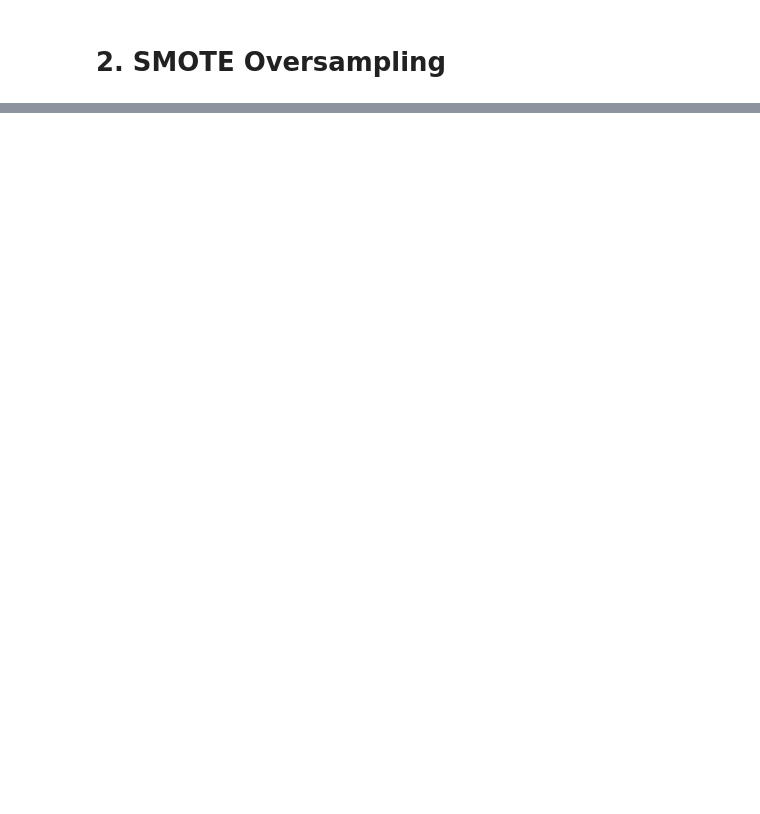
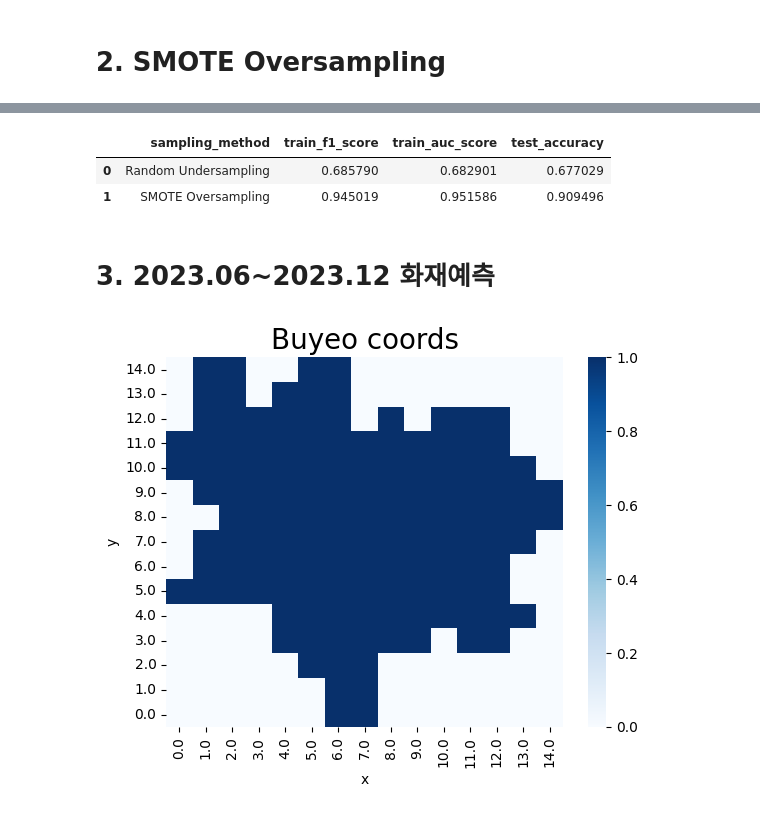
Before and after one commit to sihan827/Fire-Prediction, a Jupyter notebook: training.ipynb, the cells around one changed output, grey strips where cells are left out. Saved outputs shown, nothing was run; the diff lists cells and outputs as text; code cells hidden in the pictures; blank space fills up the shorter version.

```diff
--- a/training.ipynb
+++ b/training.ipynb
@@ -234,0 +359,12 @@ near_f1
+# %%
+# 랜덤포레스트 결과 종합 -> SMOTE Oversampling으로 데이터셋 샘플링하여 랜덤포레스트로 학습시킨 모델이 가장 좋음
+results = [
+    ['Random Undersampling', rf_score_f1_under, rf_score_auc_under, rf_score_acc_under],
+    ['SMOTE Oversampling', rf_score_f1_over, rf_score_auc_over, rf_score_acc_over]
+]
+
+pd.DataFrame(results, columns=['sampling_method', 'train_f1_score', 'train_auc_score', 'test_accuracy'])
+# %% [output]
+|  | sampling_method | train_f1_score | train_auc_score | test_accuracy |
+| 0 | Random Undersampling | 0.685790 | 0.682901 | 0.677029 |
+| 1 | SMOTE Oversampling | 0.945019 | 0.951586 | 0.909496 |
@@ -234,0 +376,8 @@ near_f1
+# %% [markdown]
+# 3. 2023.06~2023.12 화재예측
+# %%
+# 데이터파일 불러오기
+df_fire = pd.read_csv('./data/preprocessed_fire_data.csv')
+df_buildings = pd.read_csv('./data/preprocessed_buildings.csv')
+df_pop = pd.read_csv('./data/coorded_old_population.csv')
+df_weather = pd.read_csv('./data/preprocessed_weather.csv')
@@ -234,0 +389,15 @@ near_f1
+# %%
+# 부여가 포함된 좌표만 걸러내기
+# 인구분포 데이터와 화재 데이터를 결합하여 부여에 해당하는 좌표 얻기
+df_pop_xy = df_pop.loc[:, ['x', 'y']]
+df_fire_xy = df_fire.loc[:, ['x', 'y']]
+df_buyeo = pd.concat([df_pop_xy, df_fire_xy])
+df_buyeo = df_buyeo.drop_duplicates()
+df_buyeo['val'] = 1
+df_buyeo_heatmap = df_buyeo.pivot(index='y', columns='x', values='val').sort_index(ascending=False).fillna(0)
+df_buyeo = df_buyeo.loc[:, ['x', 'y']]
+ax = sns.heatmap(df_buyeo_heatmap, cmap='Blues')
+plt.title('Buyeo coords', fontsize=20)
+plt.show()
+# %% [output]
+[figure, added]
```
Also changed, not shown: parts of 58 cells of this notebook, 4 other files.
